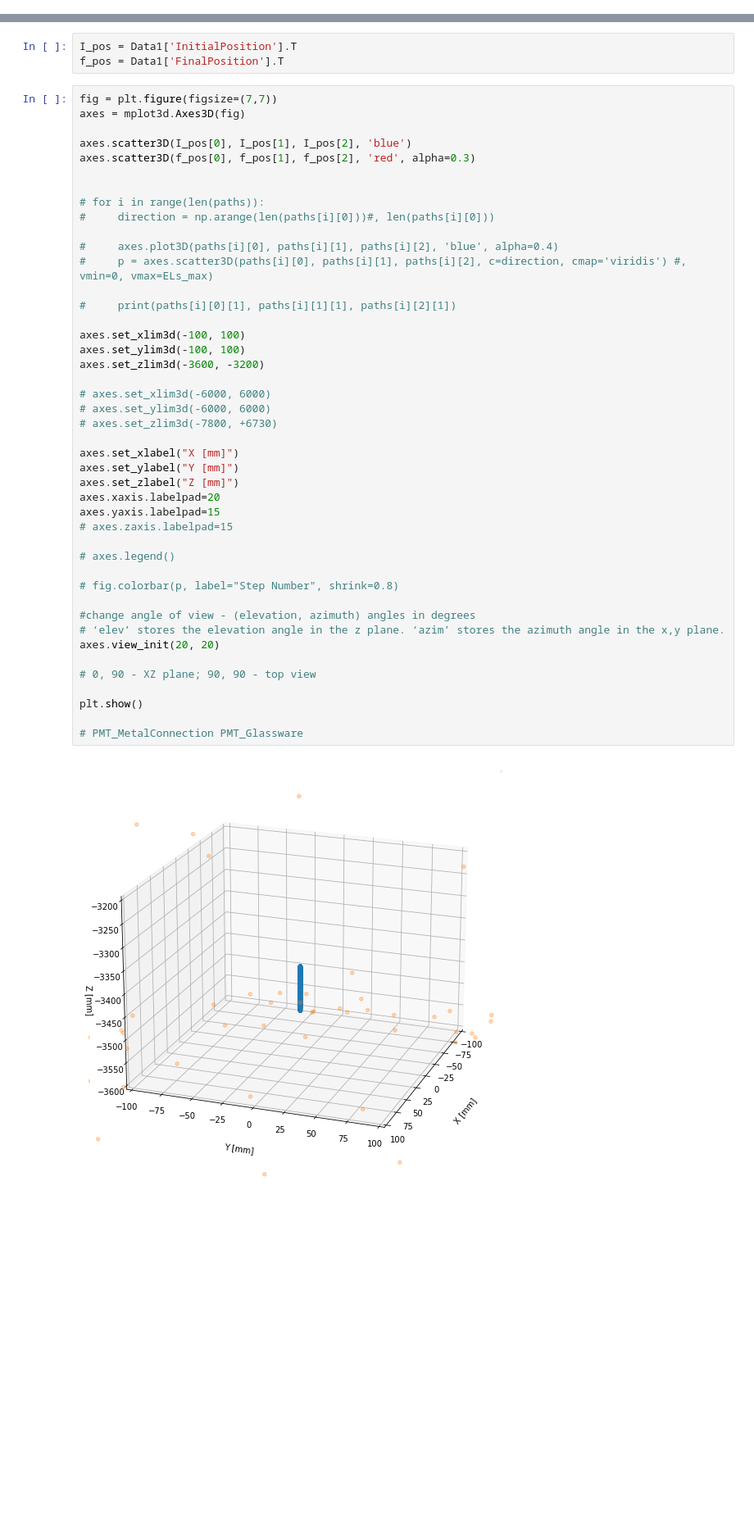
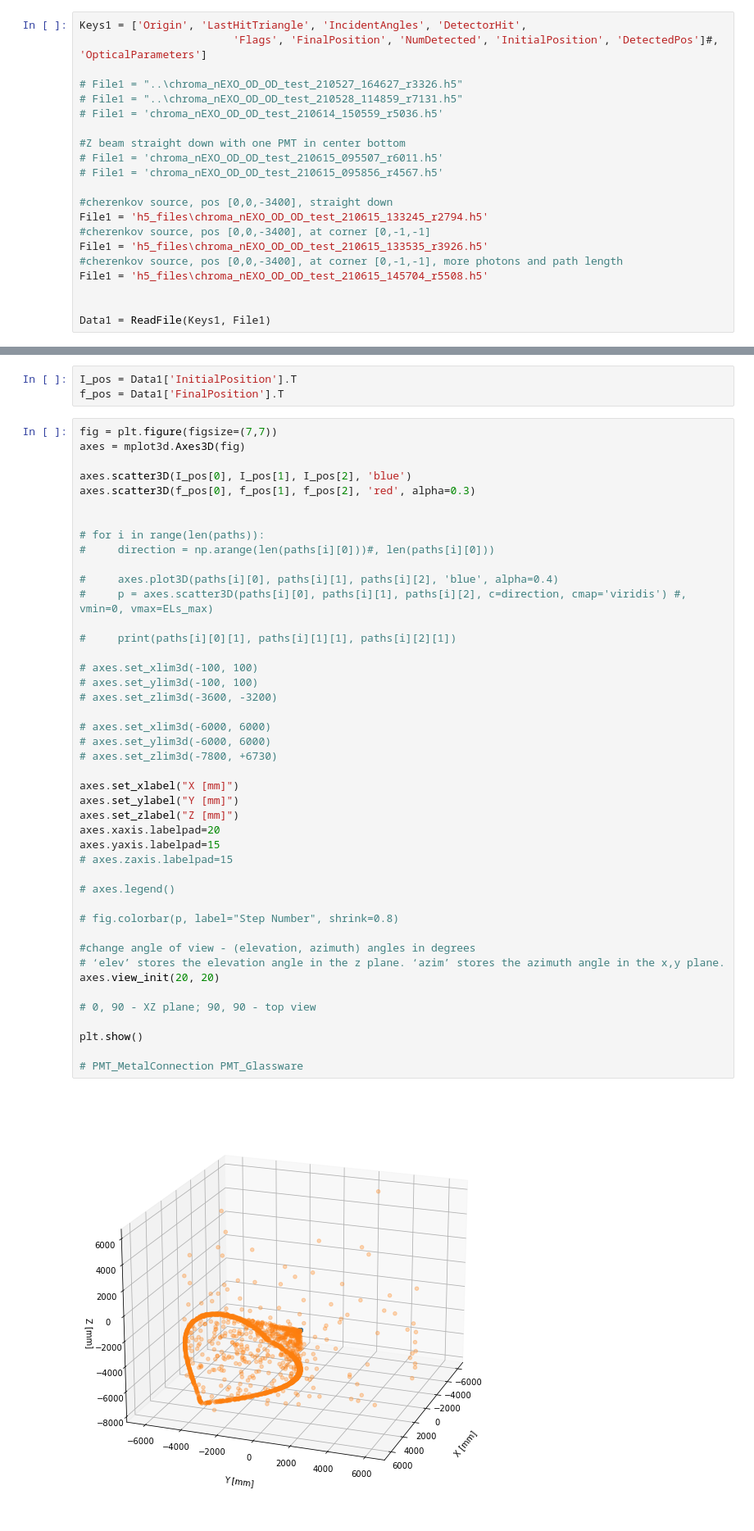
Before and after one commit to eklem1/OD_work, a Jupyter notebook: hfiles.ipynb, the cells around one changed output, grey strips where cells are left out. Shown at 82% size. Saved outputs shown, nothing was run; the diff lists cells and outputs as text; blank space fills up the shorter version.

```diff
--- a/hfiles.ipynb
+++ b/hfiles.ipynb
@@ -176,0 +43,21 @@ dict_keys(['Origin', 'LastHitTriangle', 'IncidentAngles', 'DetectorHit', 'Flags'
+# %%
+Keys1 = ['Origin', 'LastHitTriangle', 'IncidentAngles', 'DetectorHit',
+                        'Flags', 'FinalPosition', 'NumDetected', 'InitialPosition', 'DetectedPos']#, 'OpticalParameters']
+
+# File1 = "..\chroma_nEXO_OD_OD_test_210527_164627_r3326.h5"
+# File1 = "..\chroma_nEXO_OD_OD_test_210528_114859_r7131.h5"
+# File1 = 'chroma_nEXO_OD_OD_test_210614_150559_r5036.h5'
+
+#Z beam straight down with one PMT in center bottom
+# File1 = 'chroma_nEXO_OD_OD_test_210615_095507_r6011.h5'
+# File1 = 'chroma_nEXO_OD_OD_test_210615_095856_r4567.h5'
+
+#cherenkov source, pos [0,0,-3400], straight down
+File1 = 'h5_files\chroma_nEXO_OD_OD_test_210615_133245_r2794.h5'
+#cherenkov source, pos [0,0,-3400], at corner [0,-1,-1]
+File1 = 'h5_files\chroma_nEXO_OD_OD_test_210615_133535_r3926.h5'
+#cherenkov source, pos [0,0,-3400], at corner [0,-1,-1], more photons and path length
+File1 = 'h5_files\chroma_nEXO_OD_OD_test_210615_145704_r5508.h5'
+
+
+Data1 = ReadFile(Keys1, File1)
@@ -197,34 +211,34 @@ axes.scatter3D(f_pos[0], f_pos[1], f_pos[2], 'red', alpha=0.3)
 #     p = axes.scatter3D(paths[i][0], paths[i][1], paths[i][2], c=direction, cmap='viridis') #, vmin=0, vmax=ELs_max)
 
 #     print(paths[i][0][1], paths[i][1][1], paths[i][2][1])
 
-axes.set_xlim3d(-100, 100)
-axes.set_ylim3d(-100, 100)
-axes.set_zlim3d(-3600, -3200)
+# axes.set_xlim3d(-100, 100)
+# axes.set_ylim3d(-100, 100)
+# axes.set_zlim3d(-3600, -3200)
 
 # axes.set_xlim3d(-6000, 6000)
 # axes.set_ylim3d(-6000, 6000)
 # axes.set_zlim3d(-7800, +6730)
 
 axes.set_xlabel("X [mm]")
 axes.set_ylabel("Y [mm]")
 axes.set_zlabel("Z [mm]")
 axes.xaxis.labelpad=20
 axes.yaxis.labelpad=15
 # axes.zaxis.labelpad=15
 
 # axes.legend()
 
 # fig.colorbar(p, label="Step Number", shrink=0.8)
 
 #change angle of view - (elevation, azimuth) angles in degrees
 # ‘elev’ stores the elevation angle in the z plane. ‘azim’ stores the azimuth angle in the x,y plane.
 axes.view_init(20, 20)
 
 # 0, 90 - XZ plane; 90, 90 - top view
 
 plt.show()
 
 # PMT_MetalConnection PMT_Glassware
 # %% [output]
-[figure, old version]
+[figure, new version]
```
Also changed, not shown: parts of 14 cells of this notebook, 5 other files.
